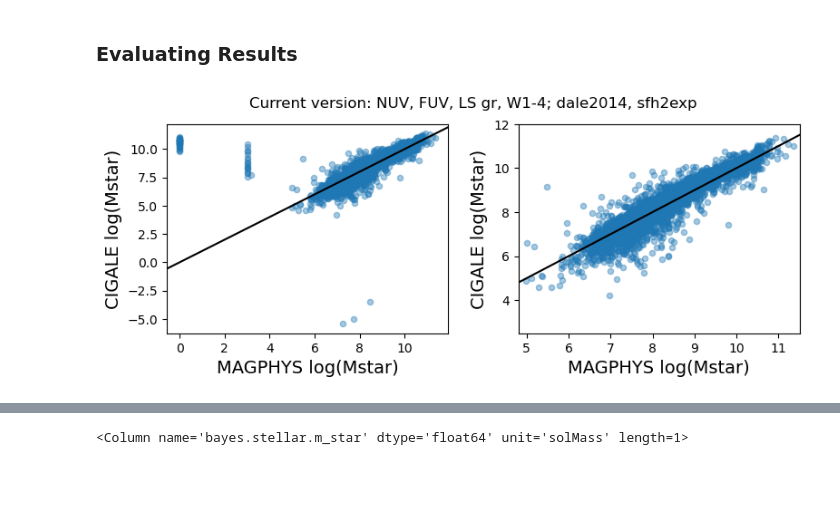
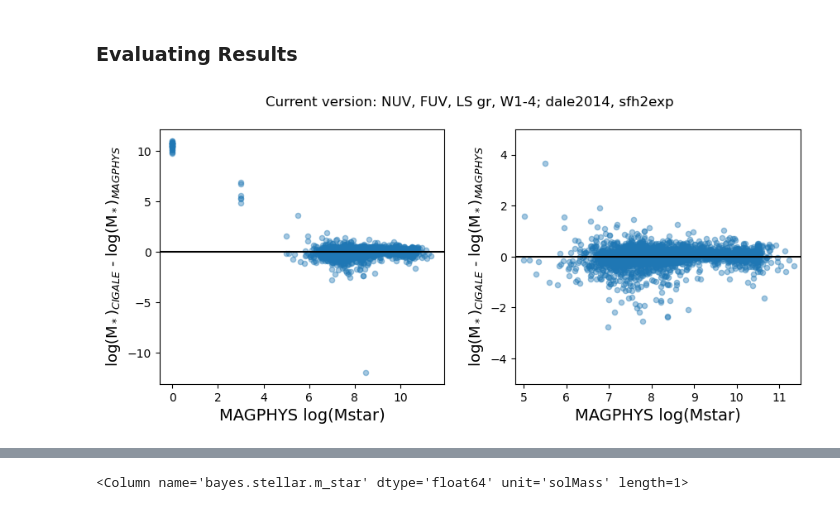
Before and after one commit to gammaspire/wisesize, a Jupyter notebook: wiseseds/gen_input_files.ipynb, the cells around one changed output, grey strips where cells are left out. Drawn from its saved outputs; the diff is of its cells as text; code cells hidden in the pictures; blank space fills up the shorter version.

Commit message:
tidying comparison plots

```diff
--- a/wiseseds/gen_input_files.ipynb
+++ b/wiseseds/gen_input_files.ipynb
@@ -193,23 +181,45 @@ for i in range(len(magphys)):
         comtab.append(True)
     else:
         comtab.append(False)
+magphys = magphys[comtab]
+# %%
+#various photometry flags from John's catalog
+
+sat_flag = (~magphys['unsaturated_flag'])
+medium_flag = (~magphys['nomedstar_flag'])
+wisestar_flag = (~magphys['nowisestar_flag'])
+bad_phot_flag = (~magphys['good_phot_flag'])
+
+phot_flags = sat_flag | medium_flag | wisestar_flag | bad_phot_flag
+
+#good_phot_flag --> Vcosmic>0 AND AP06 flux > 0 in every band
+#unsaturated_flag --> grz bands are NOT saturated
+#nomedstar_flag --> no medium star
+#nowisestar_flag --> no WISE star
+# %%
+magphys_cut = magphys[phot_flags]
+cigale_cut = fulltab[phot_flags]
+# %%
+magphys_mass = magphys_cut['MAGPHYS_logMstar_med']
+magphys_sfr = magphys_cut['MAGPHYS_logSFR_med']
+cigale_mass = np.log10(cigale_cut['bayes.stellar.m_star'])
+cigale_sfr = np.log10(cigale_cut['bayes.sfh.sfr'])
 # %%
-fig,(ax1,ax2)=plt.subplots(1,2,figsize=(9,3))
+fig,(ax1,ax2)=plt.subplots(1,2,figsize=(10,4))
 plt.subplots_adjust(wspace=0.25)
-ax1.scatter(magphys['MAGPHYS_logMstar_med'][comtab],np.log10(fulltab['bayes.stellar.m_star']),s=20,alpha=0.4)
-ax1.axline([0,0],slope=1,color='black')
-ax2.scatter(magphys['MAGPHYS_logMstar_med'][comtab],np.log10(fulltab['bayes.stellar.m_star']),s=20,alpha=0.4)
-ax2.axline([0,0],slope=1,color='black')
+ax1.scatter(magphys_mass, cigale_mass - magphys_mass,s=20,alpha=0.4)
+ax1.axhline(0,color='black')
+ax2.scatter(magphys_mass,cigale_mass - magphys_mass,s=20,alpha=0.4)
+ax2.axhline(0,color='black')
 ax2.set_xlim(4.8,11.5)
-ax2.set_ylim(2.5,12)
-
+ax2.set_ylim(-5,5)
 
 ax1.set_xlabel('MAGPHYS log(Mstar)',fontsize=14)
-ax1.set_ylabel('CIGALE log(Mstar)',fontsize=14)
+ax1.set_ylabel(r'log(M$_*$)$_{CIGALE}$ - log(M$_*$)$_{MAGPHYS}$',fontsize=13)
 ax2.set_xlabel('MAGPHYS log(Mstar)',fontsize=14)
-ax2.set_ylabel('CIGALE log(Mstar)',fontsize=14)
+ax2.set_ylabel(r'log(M$_*$)$_{CIGALE}$ - log(M$_*$)$_{MAGPHYS}$',fontsize=13)
 
 plt.suptitle("Current version: NUV, FUV, LS gr, W1-4; dale2014, sfh2exp", fontsize=12)
 plt.show()
 # %% [output]
-[figure, old version]
+[figure, new version]
```
Also changed, not shown: parts of 5 cells of this notebook, 1 other file.
